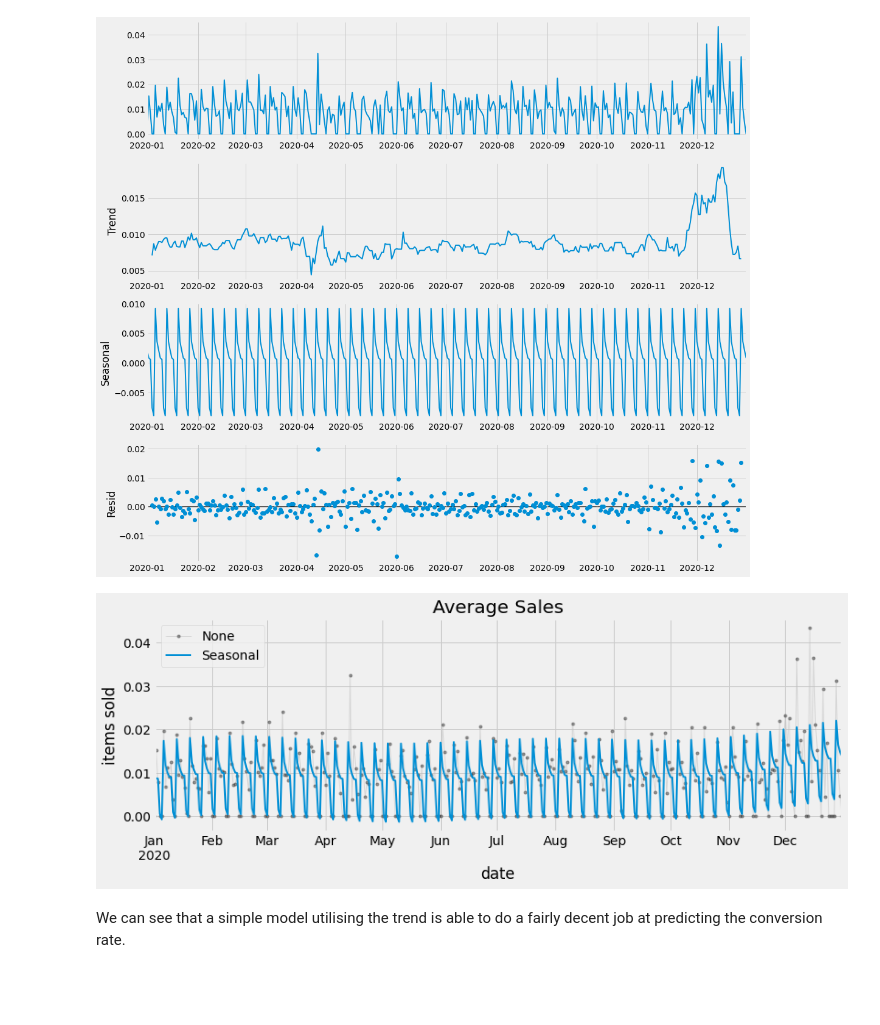
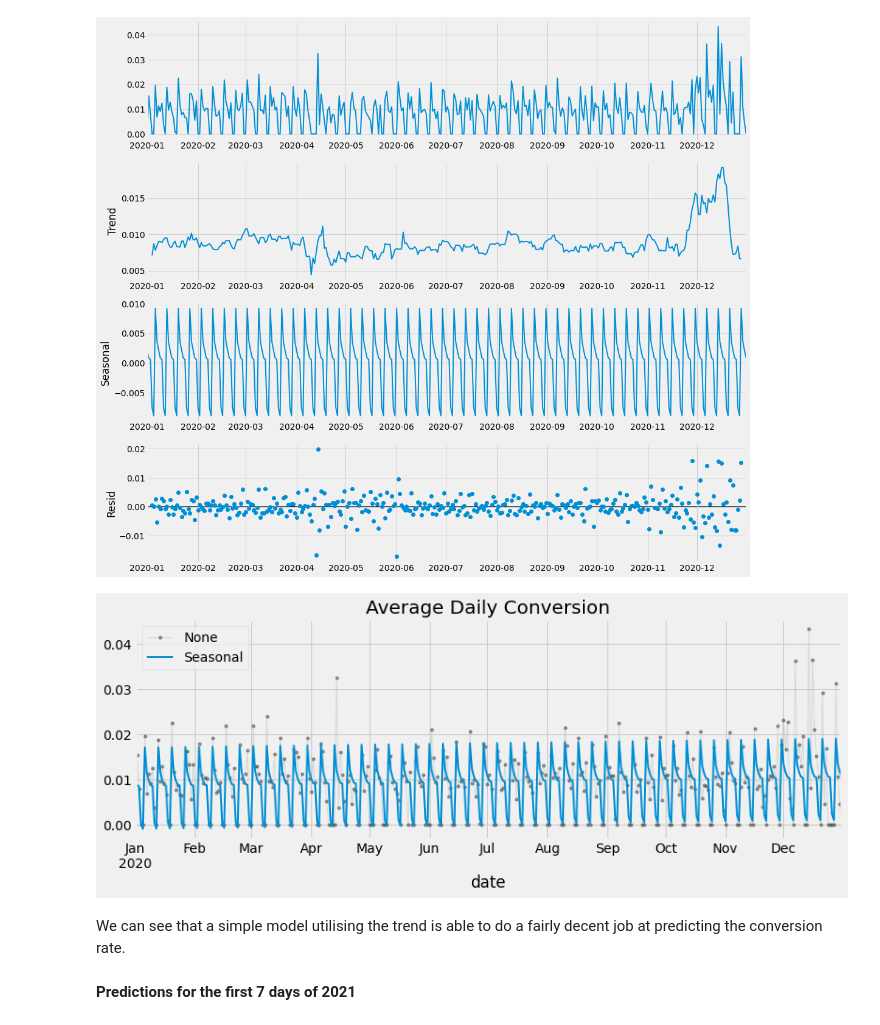
Before and after one commit to samarthum/rebuy_case_study, a Jupyter notebook: notebooks/Conversion Rate Forecast.ipynb, the cells around one changed output. Saved outputs shown, nothing was run; the diff lists cells and outputs as text; code cells hidden in the pictures; blank space fills up the shorter version.

```diff
--- a/notebooks/Conversion Rate Forecast.ipynb
+++ b/notebooks/Conversion Rate Forecast.ipynb
@@ -112,18 +118,17 @@ plot_params = {'color': '0.75',
 # %%
 model = LinearRegression().fit(X, y)
 
 y_pred = pd.Series(
     model.predict(X),
     index=X.index,
-    name='Fitted',
 )
 
 y_pred = pd.Series(model.predict(X), index=X.index)
-ax = y.plot(**plot_params, linewidth=1, alpha=0.5, title="Average Sales", ylabel="items sold")
+ax = y.plot(**plot_params, linewidth=1, alpha=0.5, title="Average Daily Conversion")
 ax = y_pred.plot(linewidth=2, ax=ax, label="Seasonal")
 ax.legend();
 # %% [output]
-[figure, old version]
+[figure, new version]
 # %% [markdown]
 We can see that a simple model utilising the trend is able to do a fairly decent job at predicting the conversion rate.
 # %%
@@ -132,6 +137,8 @@ date_range = pd.date_range(start='2021-01-01', end='2021-01-07')
 X_test = dp.out_of_sample(7, forecast_index=date_range)
 # %%
 y_pred_oos = model.predict(X_test)
+# %% [markdown]
+**Predictions for the first 7 days of 2021**
 # %%
 pd.Series(y_pred_oos, index=date_range)
 # %% [output]
```
Also changed, not shown: parts of 24 cells of this notebook.
